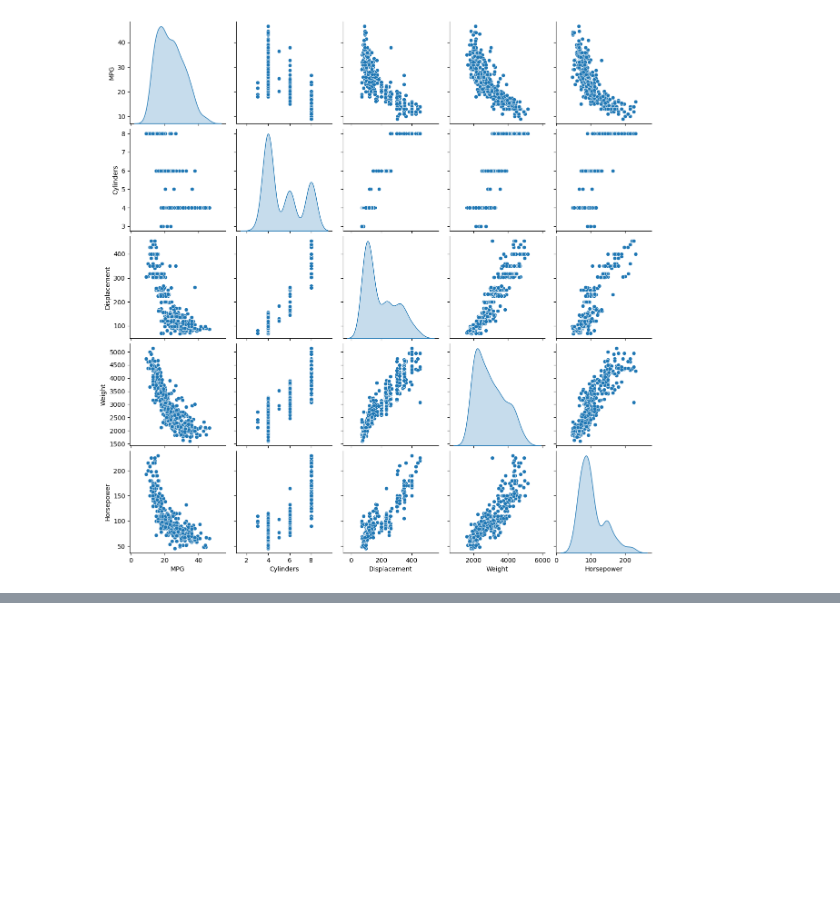
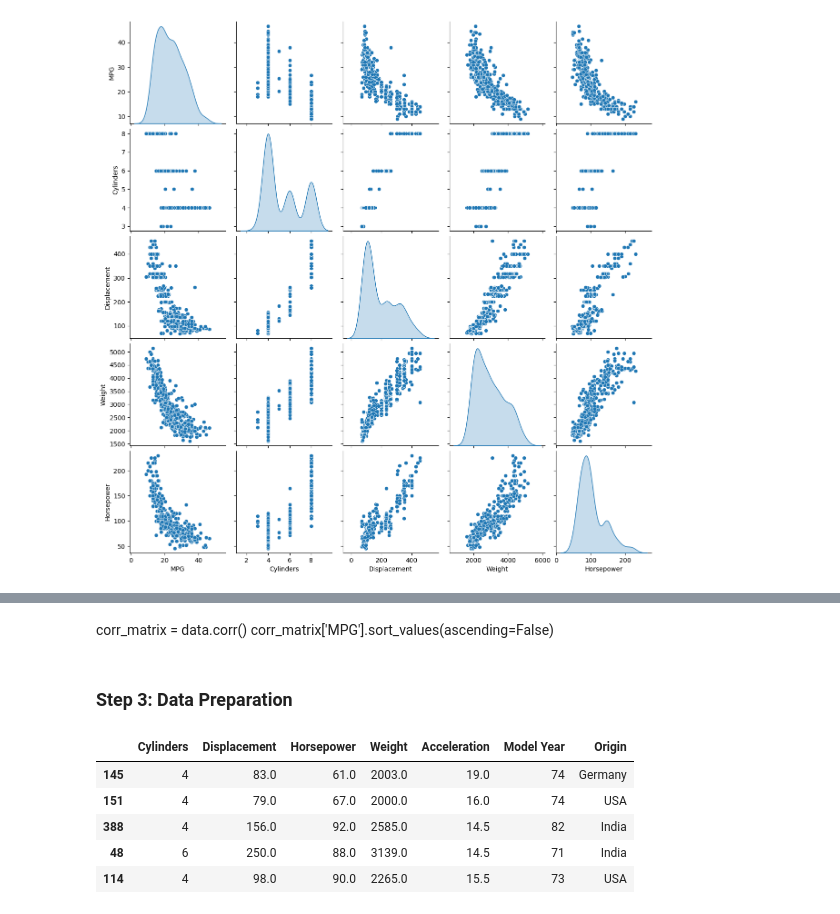
Before and after one commit to Abhishek-Balram/vehicle_mpg_regression, a Jupyter notebook: project.ipynb, the cells around one changed output, grey strips where cells are left out. Saved outputs shown, nothing was run; the diff lists cells and outputs as text; code cells hidden in the pictures; blank space fills up the shorter version.

Commit message:
Data preparation

```diff
--- a/project.ipynb
+++ b/project.ipynb
@@ -177,0 +165,5 @@ Name: MPG, dtype: float64
+# %% [markdown]
+corr_matrix = data.corr()
+corr_matrix['MPG'].sort_values(ascending=False)
+# %% [markdown]
+### Step 3: Data Preparation
@@ -177,0 +172,31 @@ Name: MPG, dtype: float64
+# %%
+# reading the .data file using pandas
+
+cols = ['MPG', 'Cylinders', 'Displacement', 'Horsepower', 'Weight', 'Acceleration', 'Model Year', 'Origin']
+df = pd.read_csv('./auto-mpg.data', names=cols, na_values = '?', comment = '\t', sep= ' ', skipinitialspace=True)
+data = df.copy() #create a copy for future use
+
+split = StratifiedShuffleSplit(n_splits=1, test_size=0.2, random_state=42)
+for train_index, test_index in split.split(data, data["Cylinders"]):
+    strat_train_set = data.loc[train_index]
+    strat_test_set = data.loc[test_index]
+# %%
+# Separate Target and Feature variables
+
+data = strat_train_set.drop("MPG", axis=1)   #Features
+data_labels = strat_train_set["MPG"].copy()  # Target
+# %%
+# Preprocessing the Origin Column
+def preprocess_origin_cols(df):
+    df['Origin'] = df['Origin'].map({1: "India", 2: "USA", 3: "Germany"})
+    return df
+
+data_tr = preprocess_origin_cols(data)
+data_tr.head()
+# %% [output]
+|  | Cylinders | Displacement | Horsepower | Weight | Acceleration | Model Year | Origin |
+| 145 | 4 | 83.0 | 61.0 | 2003.0 | 19.0 | 74 | Germany |
+| 151 | 4 | 79.0 | 67.0 | 2000.0 | 16.0 | 74 | USA |
+| 388 | 4 | 156.0 | 92.0 | 2585.0 | 14.5 | 82 | India |
+| 48 | 6 | 250.0 | 88.0 | 3139.0 | 14.5 | 71 | India |
+| 114 | 4 | 98.0 | 90.0 | 2265.0 | 15.5 | 73 | USA |
```
Also changed, not shown: parts of 13 cells of this notebook.
